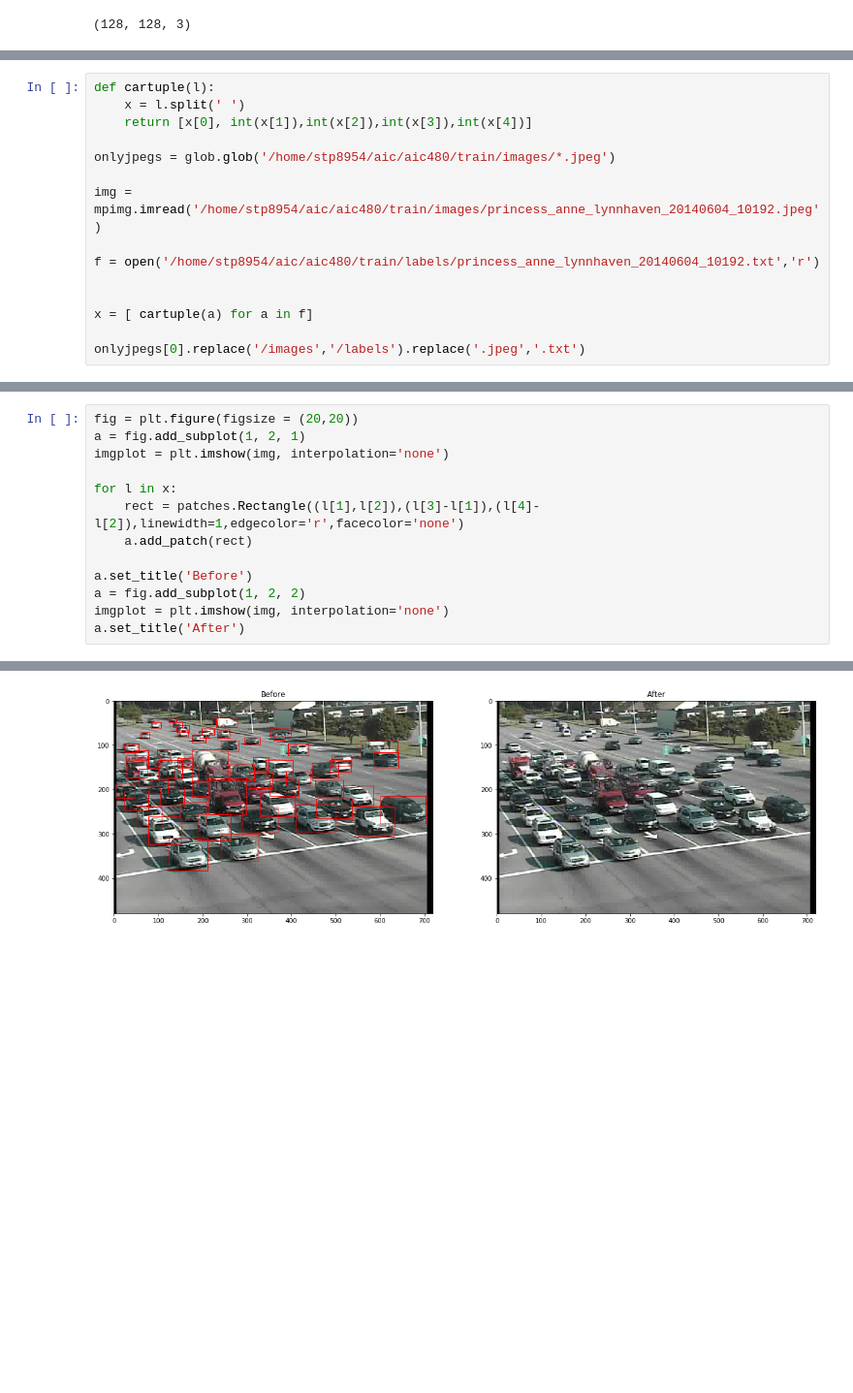
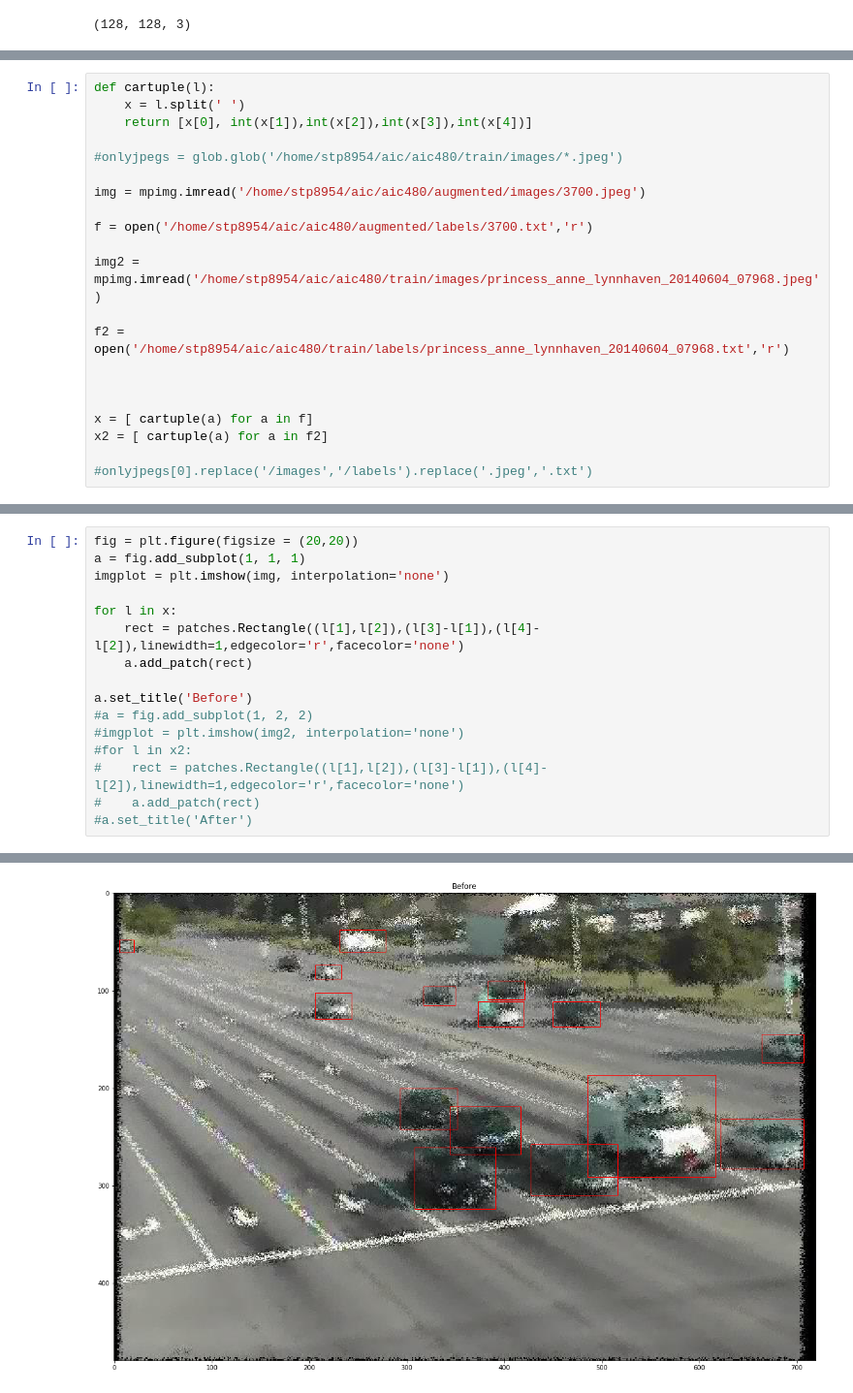
Before and after one commit to stp8954/notebooks, a Jupyter notebook: image_transform.ipynb, the cells around one changed output, grey strips where cells are left out. Shown at 97% size. Drawn from its saved outputs; the diff is of its cells as text; blank space fills up the shorter version.

Commit message:
image transform notebook

```diff
--- a/image_transform.ipynb
+++ b/image_transform.ipynb
@@ -24,13 +174,19 @@ def cartuple(l):
     x = l.split(' ')
     return [x[0], int(x[1]),int(x[2]),int(x[3]),int(x[4])]
 
-onlyjpegs = glob.glob('/home/stp8954/aic/aic480/train/images/*.jpeg')
+#onlyjpegs = glob.glob('/home/stp8954/aic/aic480/train/images/*.jpeg')
 
-img = mpimg.imread('/home/stp8954/aic/aic480/train/images/princess_anne_lynnhaven_20140604_10192.jpeg')
+img = mpimg.imread('/home/stp8954/aic/aic480/augmented/images/3700.jpeg')
 
-f = open('/home/stp8954/aic/aic480/train/labels/princess_anne_lynnhaven_20140604_10192.txt','r')
+f = open('/home/stp8954/aic/aic480/augmented/labels/3700.txt','r')
+
+img2 = mpimg.imread('/home/stp8954/aic/aic480/train/images/princess_anne_lynnhaven_20140604_07968.jpeg')
+
+f2 = open('/home/stp8954/aic/aic480/train/labels/princess_anne_lynnhaven_20140604_07968.txt','r')
+
 
 
 x = [ cartuple(a) for a in f]
+x2 = [ cartuple(a) for a in f2]
 
-onlyjpegs[0].replace('/images','/labels').replace('.jpeg','.txt')
+#onlyjpegs[0].replace('/images','/labels').replace('.jpeg','.txt')
@@ -65,16 +193,19 @@ KeypointOnImage([Keypoint(x=227, y=36), Keypoint(x=227, y=64), Keypoint(x=286, y
 # %%
 fig = plt.figure(figsize = (20,20))
-a = fig.add_subplot(1, 2, 1)
+a = fig.add_subplot(1, 1, 1)
 imgplot = plt.imshow(img, interpolation='none')
 
 for l in x:
     rect = patches.Rectangle((l[1],l[2]),(l[3]-l[1]),(l[4]-l[2]),linewidth=1,edgecolor='r',facecolor='none')
     a.add_patch(rect)
 
 a.set_title('Before')
-a = fig.add_subplot(1, 2, 2)
-imgplot = plt.imshow(img, interpolation='none')
-a.set_title('After')
+#a = fig.add_subplot(1, 2, 2)
+#imgplot = plt.imshow(img2, interpolation='none')
+#for l in x2:
+#    rect = patches.Rectangle((l[1],l[2]),(l[3]-l[1]),(l[4]-l[2]),linewidth=1,edgecolor='r',facecolor='none')
+#    a.add_patch(rect)
+#a.set_title('After')
 # %% [output]
 <matplotlib.text.Text at 0x...>
-[figure, old version]
+[figure, new version]
```
Also changed, not shown: parts of 11 cells of this notebook.
